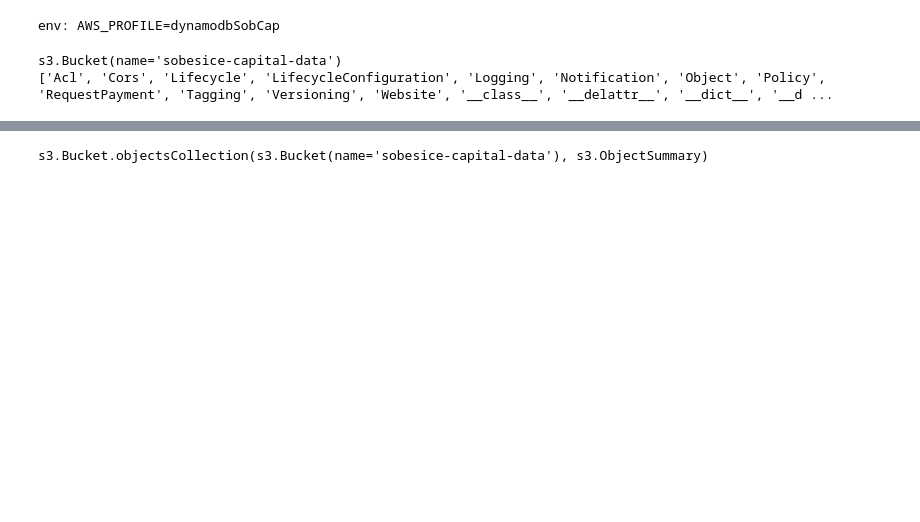
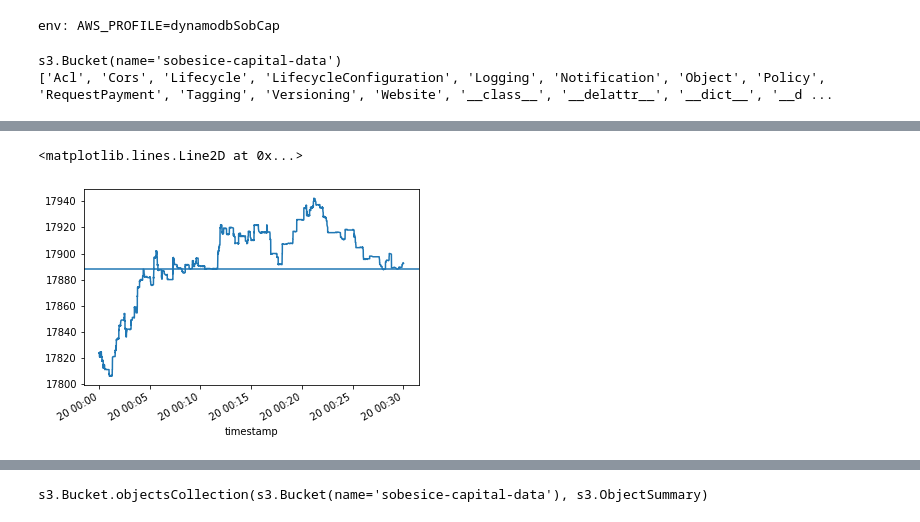
Before and after one commit to majkee15/s3quotes-trades-parsing, a Jupyter notebook: s3quotes-trade-parsing/download_data.ipynb, the cells around one changed output, grey strips where cells are left out. Cells and saved outputs as stored; diff of their text form; code cells hidden in the pictures; blank space fills up the shorter version.

```diff
--- a/s3quotes-trade-parsing/download_data.ipynb
+++ b/s3quotes-trade-parsing/download_data.ipynb
@@ -105,0 +165,2 @@ read_boto_obj_to_df(obj['Body'], 'quotes')
+# %%
+cut, bins = pd.cut(slice1.price, 15, retbins=True)
@@ -105,0 +221,6 @@ read_boto_obj_to_df(obj['Body'], 'quotes')
+# %%
+slice1.price.plot()
+plt.axhline(bins[9])
+# %% [output]
+<matplotlib.lines.Line2D at 0x...>
+[figure, added]
```
Also changed, not shown: parts of 50 cells of this notebook, 7 other files.
